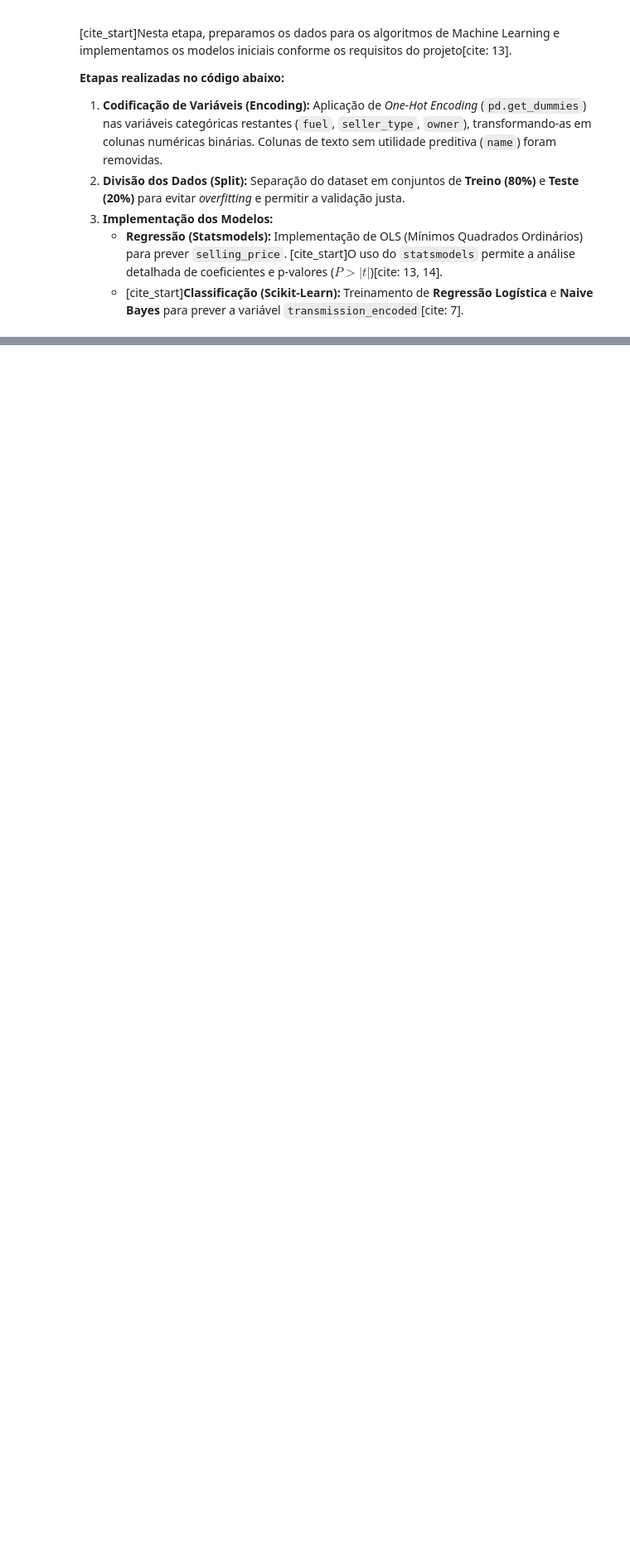
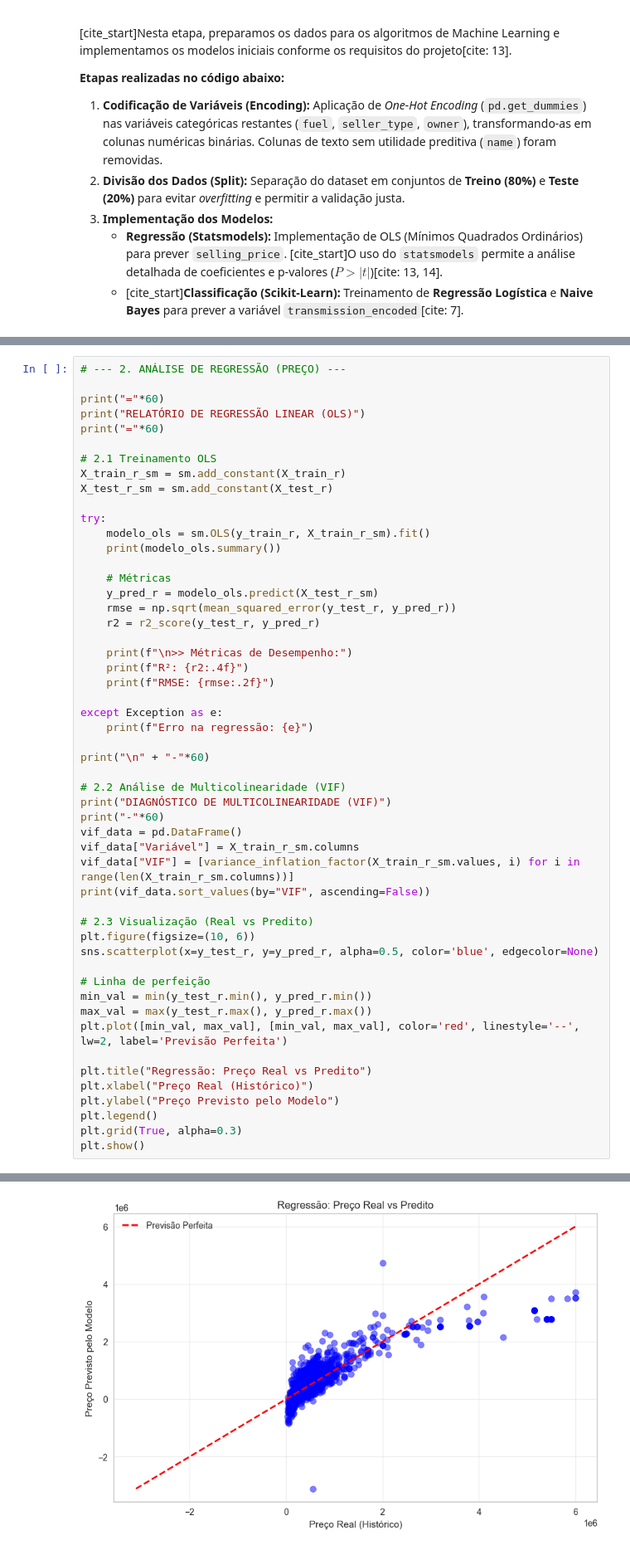
Before and after one commit to davituma/cars-regression-classification, a Jupyter notebook: projeto_carros.ipynb, the cells around one changed output, grey strips where cells are left out. Shown at 83% size. Drawn from its saved outputs; the diff is of its cells as text; blank space fills up the shorter version.

```diff
--- a/projeto_carros.ipynb
+++ b/projeto_carros.ipynb
@@ -282,0 +201,53 @@ weighted avg       0.90      0.91      0.90      1582
+# %%
+# --- 2. ANÁLISE DE REGRESSÃO (PREÇO) ---
+
+print("="*60)
+print("RELATÓRIO DE REGRESSÃO LINEAR (OLS)")
+print("="*60)
+
+# 2.1 Treinamento OLS
+X_train_r_sm = sm.add_constant(X_train_r)
+X_test_r_sm = sm.add_constant(X_test_r)
+
+try:
+    modelo_ols = sm.OLS(y_train_r, X_train_r_sm).fit()
+    print(modelo_ols.summary())
+
+    # Métricas
+    y_pred_r = modelo_ols.predict(X_test_r_sm)
+    rmse = np.sqrt(mean_squared_error(y_test_r, y_pred_r))
+    r2 = r2_score(y_test_r, y_pred_r)
+
+    print(f"\n>> Métricas de Desempenho:")
+    print(f"R²: {r2:.4f}")
+    print(f"RMSE: {rmse:.2f}")
+
+except Exception as e:
+    print(f"Erro na regressão: {e}")
+
+print("\n" + "-"*60)
+
+# 2.2 Análise de Multicolinearidade (VIF)
+print("DIAGNÓSTICO DE MULTICOLINEARIDADE (VIF)")
+print("-"*60)
+vif_data = pd.DataFrame()
+vif_data["Variável"] = X_train_r_sm.columns
+vif_data["VIF"] = [variance_inflation_factor(X_train_r_sm.values, i) for i in range(len(X_train_r_sm.columns))]
+print(vif_data.sort_values(by="VIF", ascending=False))
+
+# 2.3 Visualização (Real vs Predito)
+plt.figure(figsize=(10, 6))
+sns.scatterplot(x=y_test_r, y=y_pred_r, alpha=0.5, color='blue', edgecolor=None)
+
+# Linha de perfeição
+min_val = min(y_test_r.min(), y_pred_r.min())
+max_val = max(y_test_r.max(), y_pred_r.max())
+plt.plot([min_val, max_val], [min_val, max_val], color='red', linestyle='--', lw=2, label='Previsão Perfeita')
+
+plt.title("Regressão: Preço Real vs Predito")
+plt.xlabel("Preço Real (Histórico)")
+plt.ylabel("Preço Previsto pelo Modelo")
+plt.legend()
+plt.grid(True, alpha=0.3)
+plt.show()
+# %% [output]
@@ -282,0 +271 @@ weighted avg       0.90      0.91      0.90      1582
+[figure, added]
```
Also changed, not shown: parts of 10 cells of this notebook, 1 other file.
